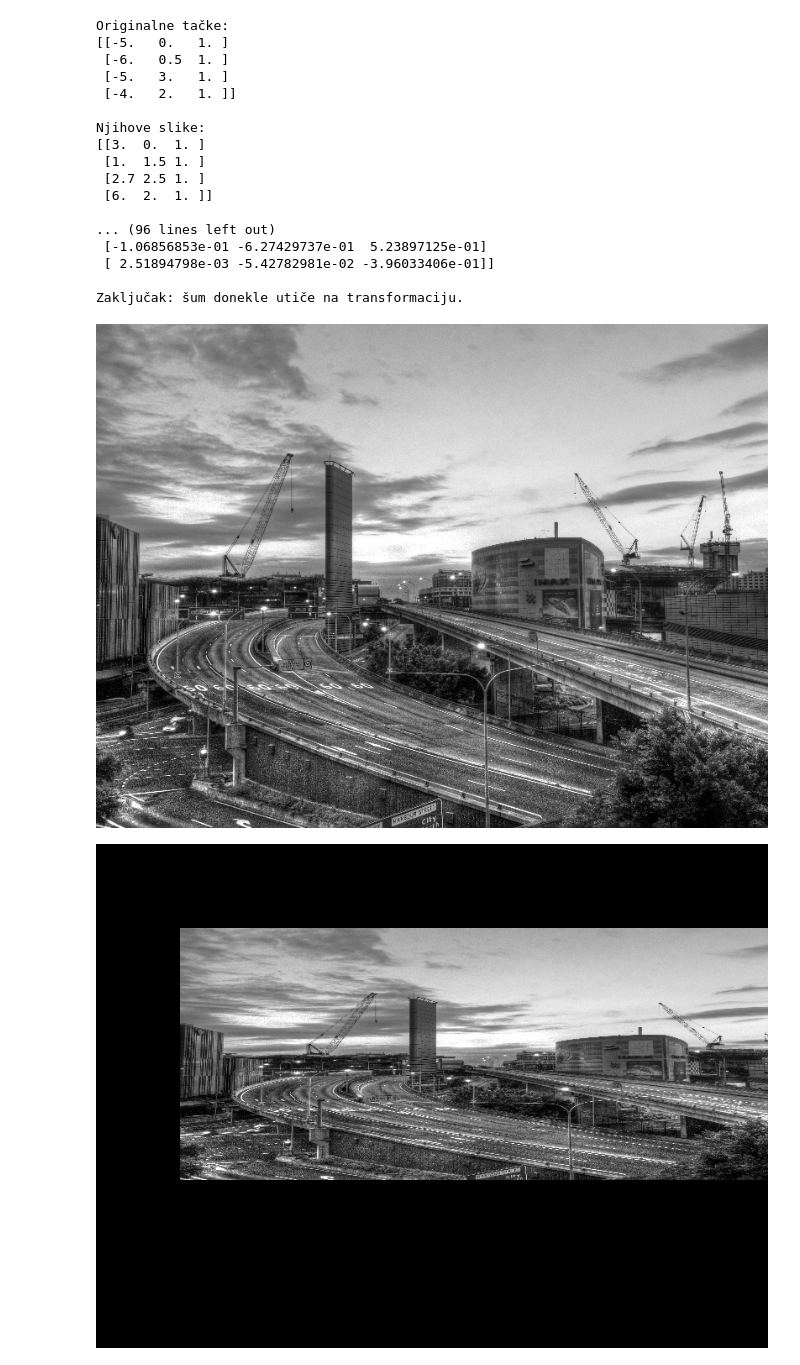
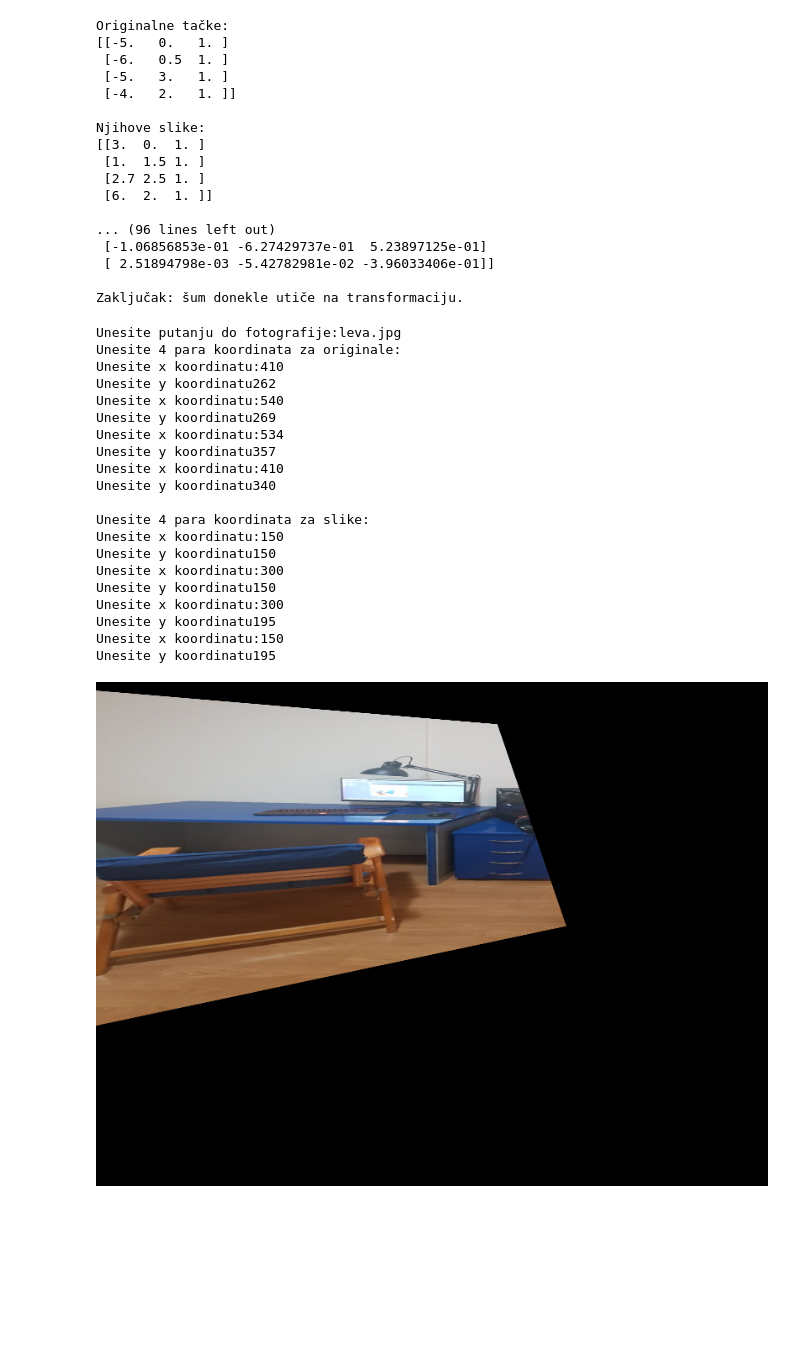
Before and after one commit to Hos1g4k1/PPGR, a Jupyter notebook: Domaci_2/ppgr_domaci_2.ipynb, the cells around one changed output. Cells and saved outputs as stored; diff of their text form; code cells hidden in the pictures; blank space fills up the shorter version.

```diff
--- a/Domaci_2/ppgr_domaci_2.ipynb
+++ b/Domaci_2/ppgr_domaci_2.ipynb
@@ -404,22 +457,3 @@ Njihove slike:
  [ 2.51894798e-03 -5.42782981e-02 -3.96033406e-01]]
 
 Zaključak: šum donekle utiče na transformaciju.
-# %%
-def otklanjanje_projektivne_distorzije():
-  img = cv2.imread('1.jpg')
-  img = cv2.resize(img, (800, 600))
-
-  src_pts = [[0, 0], [0, 20], [100, 0], [100, 20]]
-  dst_pts = [[100, 100], [100, 110], [200, 100], [200, 110]]
-
-  matrix = DLT(src_pts, dst_pts)
-
-  dst = cv2.warpPerspective(img, matrix, (img.shape[1], img.shape[0]))
-
-  #dst = cv2.resize(dst, (800, 600))
-  cv2_imshow(dst)
-
-otklanjanje_projektivne_distorzije()
-# %% [output]
-[figure, removed]
-[figure, removed]
@@ -426,3 +506,58 @@ otklanjanje_projektivne_distorzije()
+# %%
+def otklanjanje_projektivne_distorzije():
+
+  img = cv2.imread(input("Unesite putanju do fotografije:"))
+  img = cv2.resize(img, (800, 600))
+
+  #src_pts = [[410, 262], [540, 269], [534, 357], [410, 340]]
+  #dst_pts = [[150, 150], [300, 150], [300, 195], [150, 195]]
+
+  src_pts = []
+  dst_pts = []
+
+  print("Unesite 4 para koordinata za originale:")
+  for i in range(4):
+    x = float(input("Unesite x koordinatu:"))
+    y = float(input("Unesite y koordinatu"))
+    src_pts.append([x, y])
+
+  print()
+  print("Unesite 4 para koordinata za slike:")
+  for i in range(4):
+    x = float(input("Unesite x koordinatu:"))
+    y = float(input("Unesite y koordinatu"))
+    dst_pts.append([x, y])
+
+  matrix = DLT(src_pts, dst_pts)
+
+  dst = cv2.warpPerspective(img, matrix, (img.shape[1], img.shape[0]))
+
+  #dst = cv2.resize(dst, (800, 600))
+  cv2_imshow(dst)
+
+otklanjanje_projektivne_distorzije()
+# %% [output]
+Unesite putanju do fotografije:leva.jpg
+Unesite 4 para koordinata za originale:
+Unesite x koordinatu:410
+Unesite y koordinatu262
+Unesite x koordinatu:540
+Unesite y koordinatu269
+Unesite x koordinatu:534
+Unesite y koordinatu357
+Unesite x koordinatu:410
+Unesite y koordinatu340
+
+Unesite 4 para koordinata za slike:
+Unesite x koordinatu:150
+Unesite y koordinatu150
+Unesite x koordinatu:300
+Unesite y koordinatu150
+Unesite x koordinatu:300
+Unesite y koordinatu195
+Unesite x koordinatu:150
+Unesite y koordinatu195
+[figure, added]
 # %%
 def trim(frame):
     #crop top
```
Also changed, not shown: parts of 5 cells of this notebook, 3 other files.
